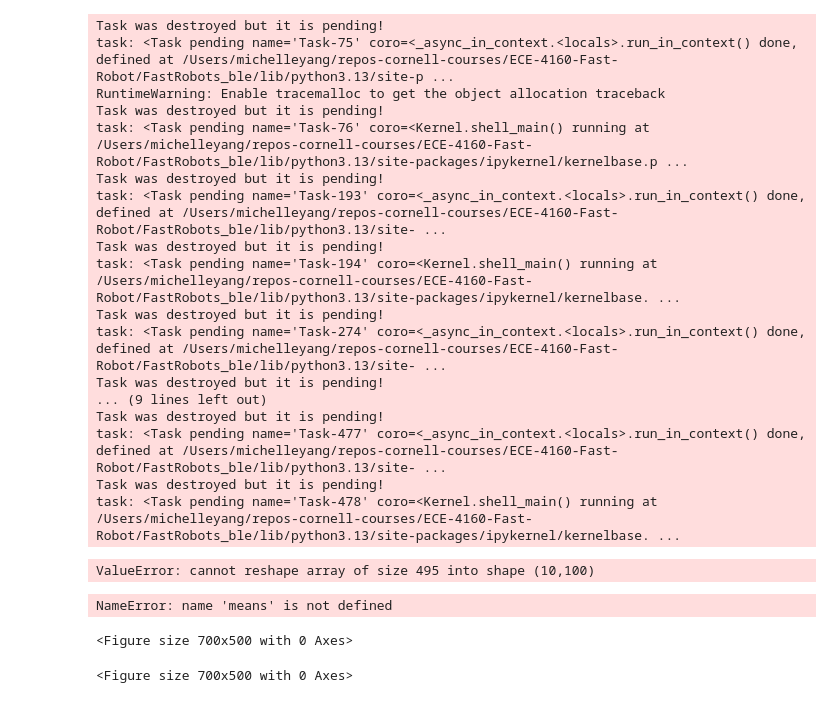
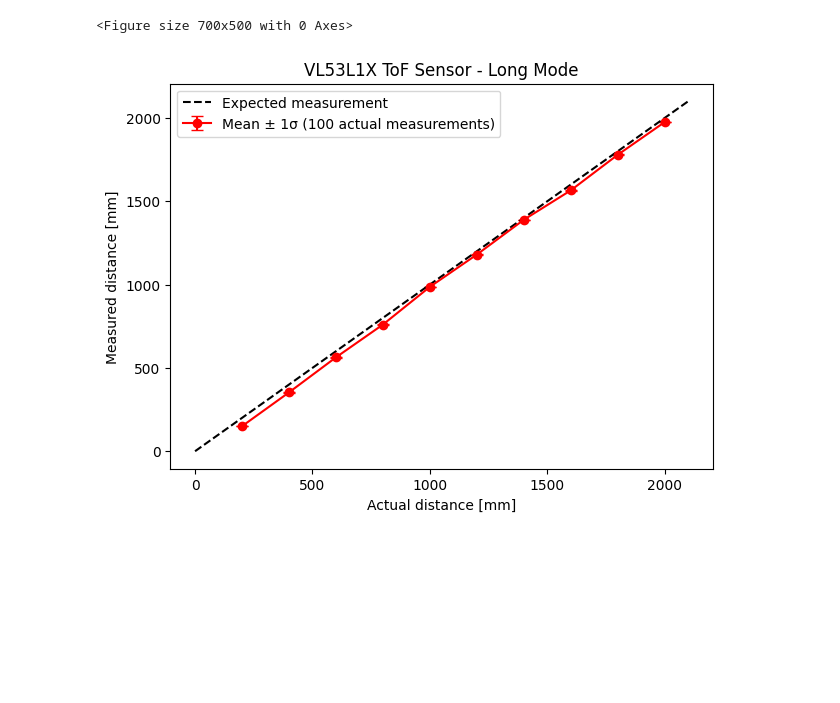
Before and after one commit to myang1121/fast_robot, a Jupyter notebook: lab3_tof/lab3_tof.ipynb, the cells around one changed output. Cells and saved outputs as stored; diff of their text form; code cells hidden in the pictures; blank space fills up the shorter version.

Commit message:
working task 7

```diff
--- a/lab3_tof/lab3_tof.ipynb
+++ b/lab3_tof/lab3_tof.ipynb
@@ -36,8 +36,8 @@ def tof_sensor1_reading_notif_handler(uuid, byte_array):
     tof_sensor1_data.append(int(s_split["Distance(mm)"]))
     timestamps.append(int(s_split["T"]))
 # %%
-NUM_SAMPLES = 100      # for each expected measurement
-SAMPLE_DELAY = 0.05  # seconds between requests
+NUM_SAMPLES = 10      # for each expected measurement
+SAMPLE_DELAY = 0.15  # seconds between requests
 
 # clear old data
 timestamps.clear()
@@ -65,41 +58,18 @@ d = np.array(tof_sensor1_data)
 d_reshaped = d.reshape(len(known_distances_mm), NUM_SAMPLES)
 means   = np.mean(d_reshaped, axis=1)
 stddevs = np.std(d_reshaped,  axis=1)
-# %% [output]
-Task was destroyed but it is pending!
-task: <Task pending name='Task-75' coro=<_async_in_context.<locals>.run_in_context() done, defined at /Users/michelleyang/repos-cornell-courses/ECE-4160-Fast-Robot/FastRobots_ble/lib/python3.13/site-p ...
-RuntimeWarning: Enable tracemalloc to get the object allocation traceback
-Task was destroyed but it is pending!
-task: <Task pending name='Task-76' coro=<Kernel.shell_main() running at /Users/michelleyang/repos-cornell-courses/ECE-4160-Fast-Robot/FastRobots_ble/lib/python3.13/site-packages/ipykernel/kernelbase.p ...
-Task was destroyed but it is pending!
-task: <Task pending name='Task-193' coro=<_async_in_context.<locals>.run_in_context() done, defined at /Users/michelleyang/repos-cornell-courses/ECE-4160-Fast-Robot/FastRobots_ble/lib/python3.13/site- ...
-Task was destroyed but it is pending!
-task: <Task pending name='Task-194' coro=<Kernel.shell_main() running at /Users/michelleyang/repos-cornell-courses/ECE-4160-Fast-Robot/FastRobots_ble/lib/python3.13/site-packages/ipykernel/kernelbase. ...
-Task was destroyed but it is pending!
-task: <Task pending name='Task-274' coro=<_async_in_context.<locals>.run_in_context() done, defined at /Users/michelleyang/repos-cornell-courses/ECE-4160-Fast-Robot/FastRobots_ble/lib/python3.13/site- ...
-Task was destroyed but it is pending!
-... (9 lines left out)
-Task was destroyed but it is pending!
-task: <Task pending name='Task-477' coro=<_async_in_context.<locals>.run_in_context() done, defined at /Users/michelleyang/repos-cornell-courses/ECE-4160-Fast-Robot/FastRobots_ble/lib/python3.13/site- ...
-Task was destroyed but it is pending!
-task: <Task pending name='Task-478' coro=<Kernel.shell_main() running at /Users/michelleyang/repos-cornell-courses/ECE-4160-Fast-Robot/FastRobots_ble/lib/python3.13/site-packages/ipykernel/kernelbase. ...
-ValueError: cannot reshape array of size 495 into shape (10,100)
 # %%
 plt.figure(figsize=(7, 5))
 plt.figure(figsize=(7, 5))
 plt.errorbar(known_distances_mm, means, yerr=stddevs,
              fmt='o-', color='red', capsize=4,
-             label='Mean ± 1σ (100 measurements)')
-plt.plot([0, 2100], [0, 2100], 'k--', label='Ideal (measured = actual)')
+             label='Mean ± 1σ (100 actual measurements)')
+plt.plot([0, 2100], [0, 2100], 'k--', label='Expected measurement')
 plt.xlabel("Actual distance [mm]")
 plt.ylabel("Measured distance [mm]")
-plt.title("VL53L1X ToF Sensor — Long Mode Characterization")
+plt.title("VL53L1X ToF Sensor - Long Mode")
 plt.legend()
-plt.grid(True)
-plt.tight_layout()
-plt.savefig("tof_characterization.png", dpi=150)
 plt.show()
 # %% [output]
-NameError: name 'means' is not defined
+<Figure size 700x500 with 0 Axes>
-<Figure size 700x500 with 0 Axes>
-<Figure size 700x500 with 0 Axes>
+[figure, added]
```
Also changed, not shown: parts of 4 cells of this notebook, 1 other file.
